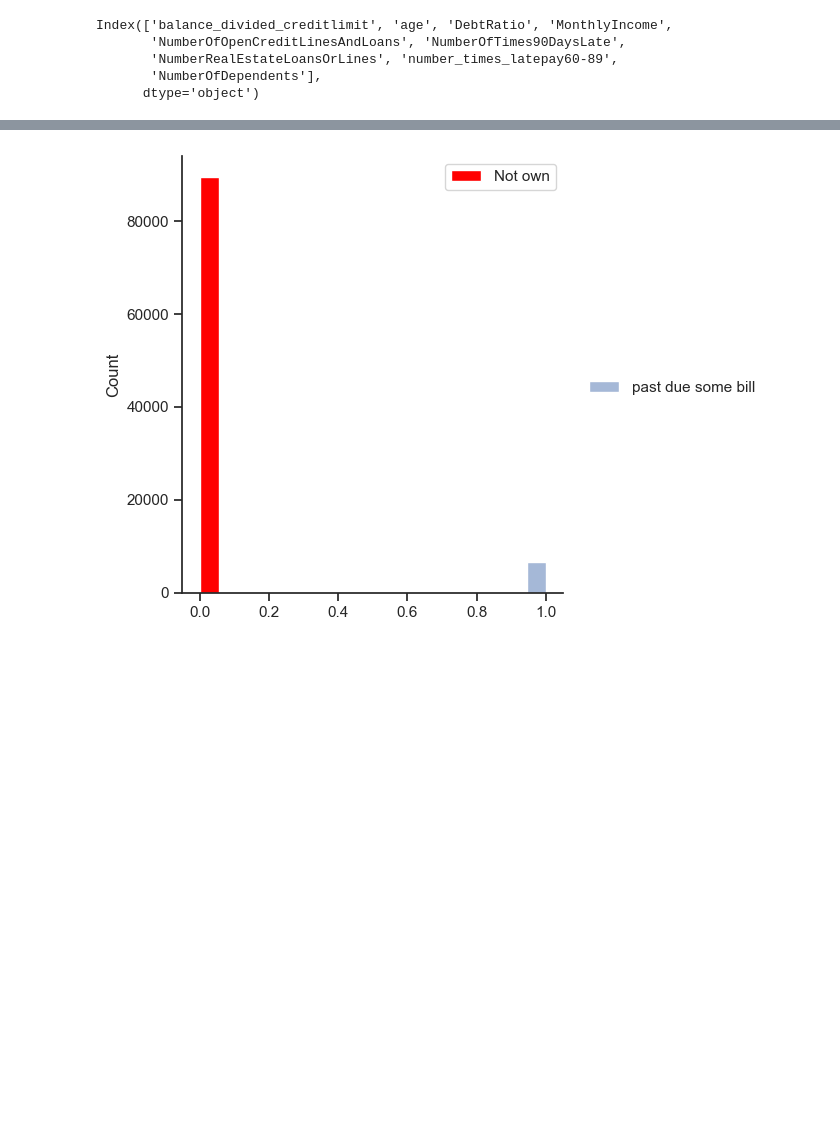
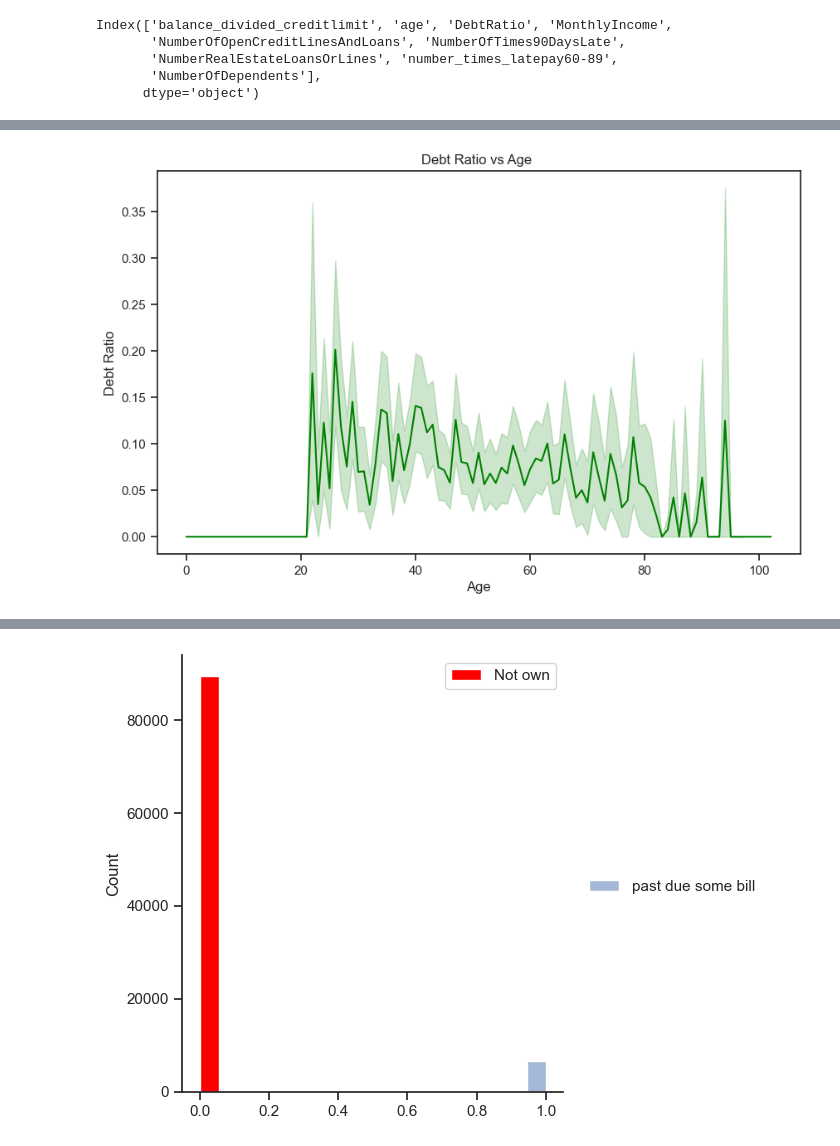
Before and after one commit to ectormgl/givemecredit, a Jupyter notebook: notebook/main.ipynb, the cells around one changed output, grey strips where cells are left out. Cells and saved outputs as stored; diff of their text form; code cells hidden in the pictures; blank space fills up the shorter version.

```diff
--- a/notebook/main.ipynb
+++ b/notebook/main.ipynb
@@ -114,0 +193,16 @@ Name: count, Length: 141, dtype: int64
+# %%
+
+
+# Gráfico de linha (line plot) para relacionar DebtRatio com idade
+plt.figure(figsize=(10, 6))
+sns.lineplot(data=particioned_data_2, x='age', y='DebtRatio', color='green')
+
+# Adicionar rótulos e título
+plt.xlabel('Age')
+plt.ylabel('Debt Ratio')
+plt.title('Debt Ratio vs Age ')
+
+# Mostrar o gráfico
+plt.show()
+# %% [output]
+[figure, added]
```
Also changed, not shown: parts of 36 cells of this notebook, 1 other file.
